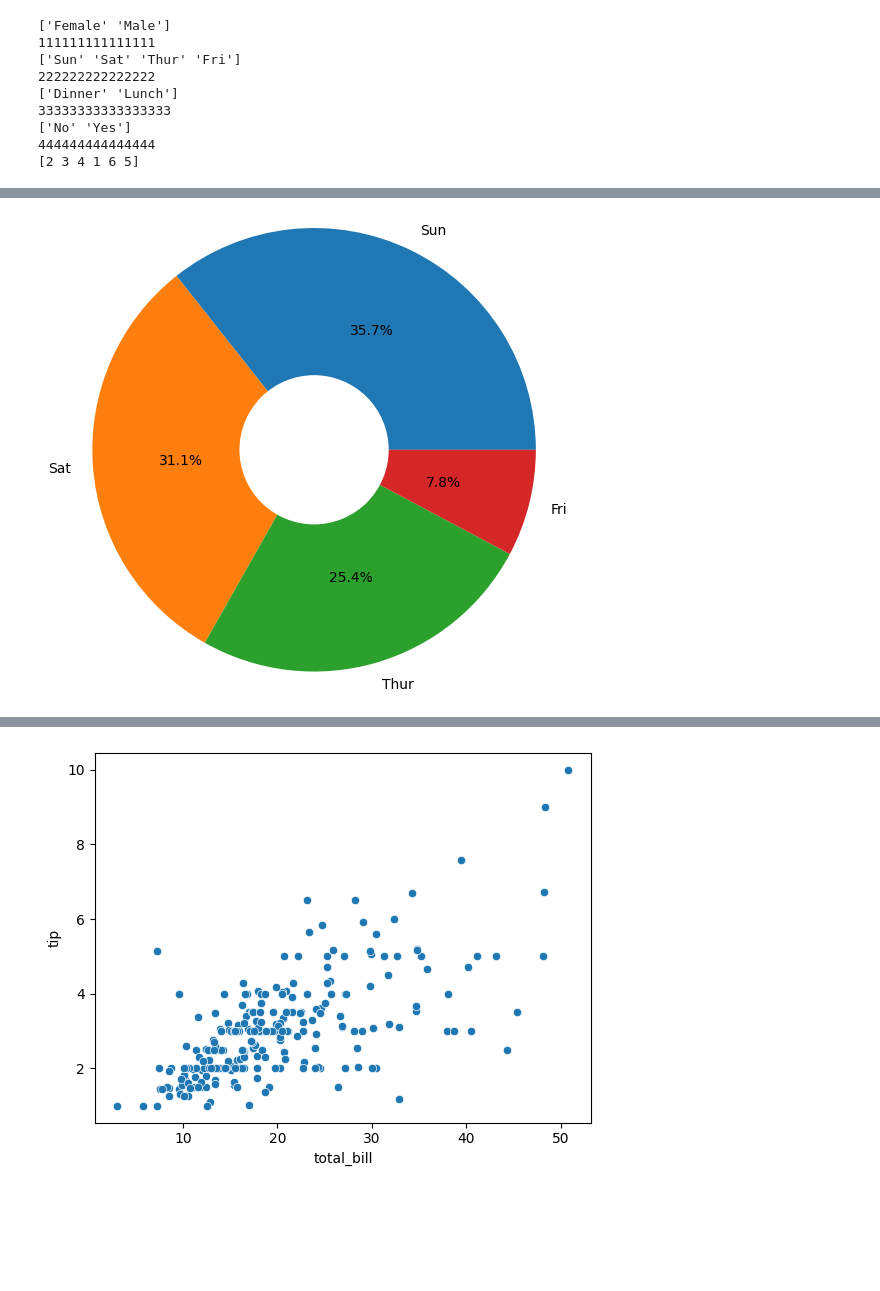
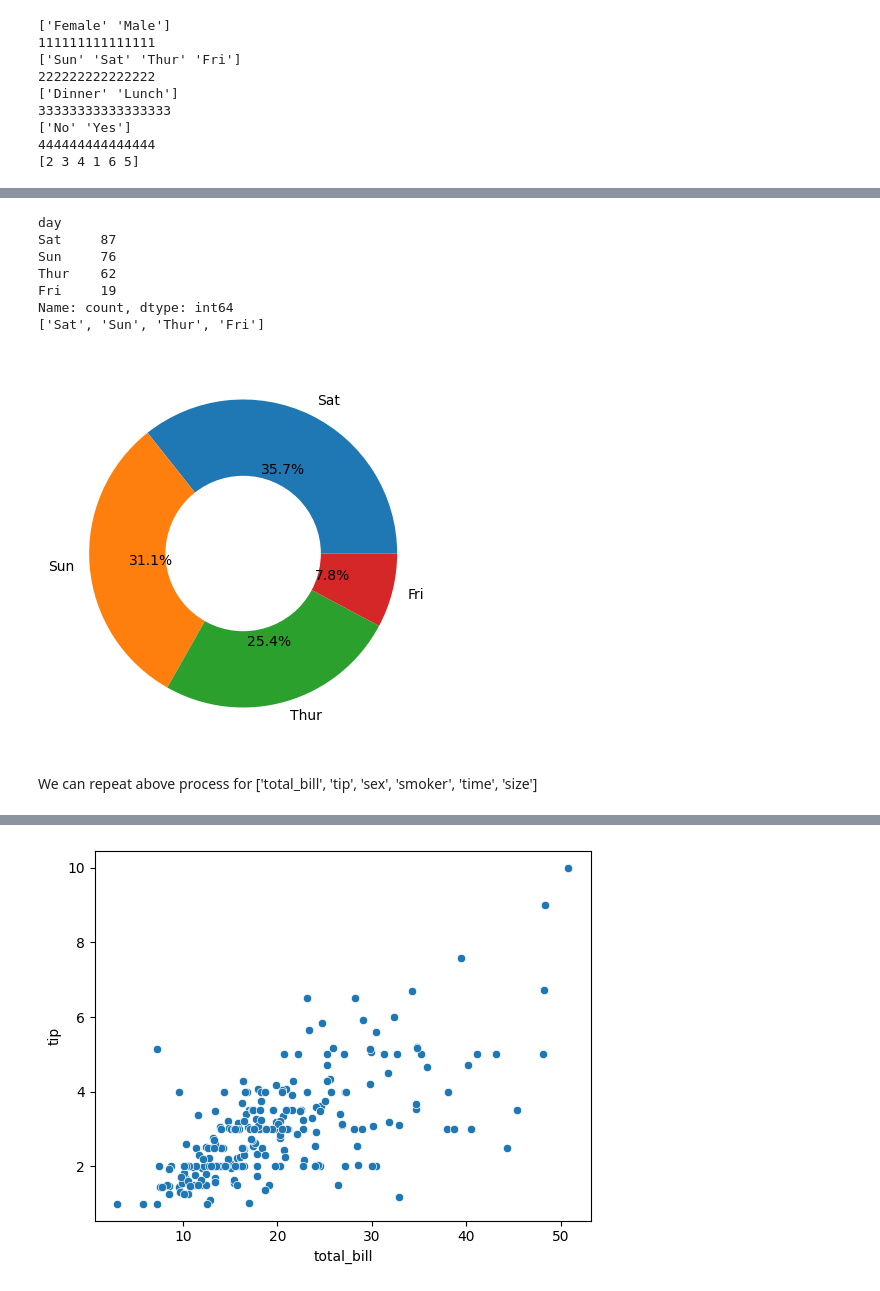
Before and after one commit to ash322ash422/tut_ml, a Jupyter notebook: tut_misc_EDA/tut_EDA_tips_data.ipynb, the cells around one changed output, grey strips where cells are left out. Cells and saved outputs as stored; diff of their text form; code cells hidden in the pictures; blank space fills up the shorter version.

```diff
--- a/tut_misc_EDA/tut_EDA_tips_data.ipynb
+++ b/tut_misc_EDA/tut_EDA_tips_data.ipynb
@@ -133,11 +215,27 @@ plt.show()
 # %%
-#donut pie plot
-plt.pie(df['day'].value_counts(), autopct="%.1f%%", radius=1.5, labels=df['day'].unique())
+#donut pie plot using little trickery
+
+plt.figure(figsize = (10, 5))
+data = df['day'].value_counts()
+labels = df['day'].value_counts().index.tolist()
+print(data)
+print(labels)
+
+plt.pie(data, autopct="%.1f%%", radius=1, labels=labels)
 
 circle = plt.Circle((0,0), 0.5, color='white')
 plot = plt.gcf()
 plot.gca().add_artist(circle)
 
 plt.show()
 # %% [output]
+day
+Sat     87
+Sun     76
+Thur    62
+Fri     19
+Name: count, dtype: int64
+['Sat', 'Sun', 'Thur', 'Fri']
-[figure, old version]
+[figure, new version]
+# %% [markdown]
+We can repeat above process for ['total_bill', 'tip', 'sex', 'smoker', 'time', 'size']
```
Also changed, not shown: parts of 28 cells of this notebook.
